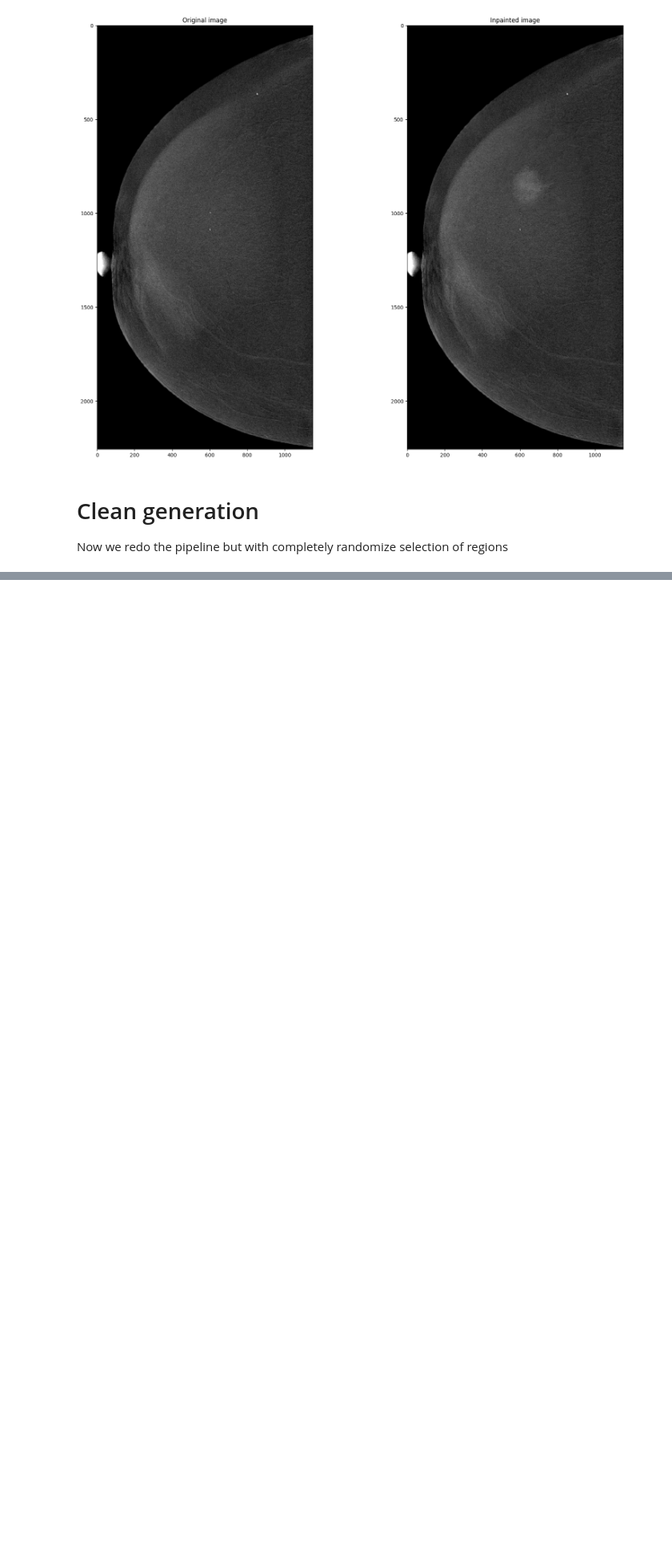
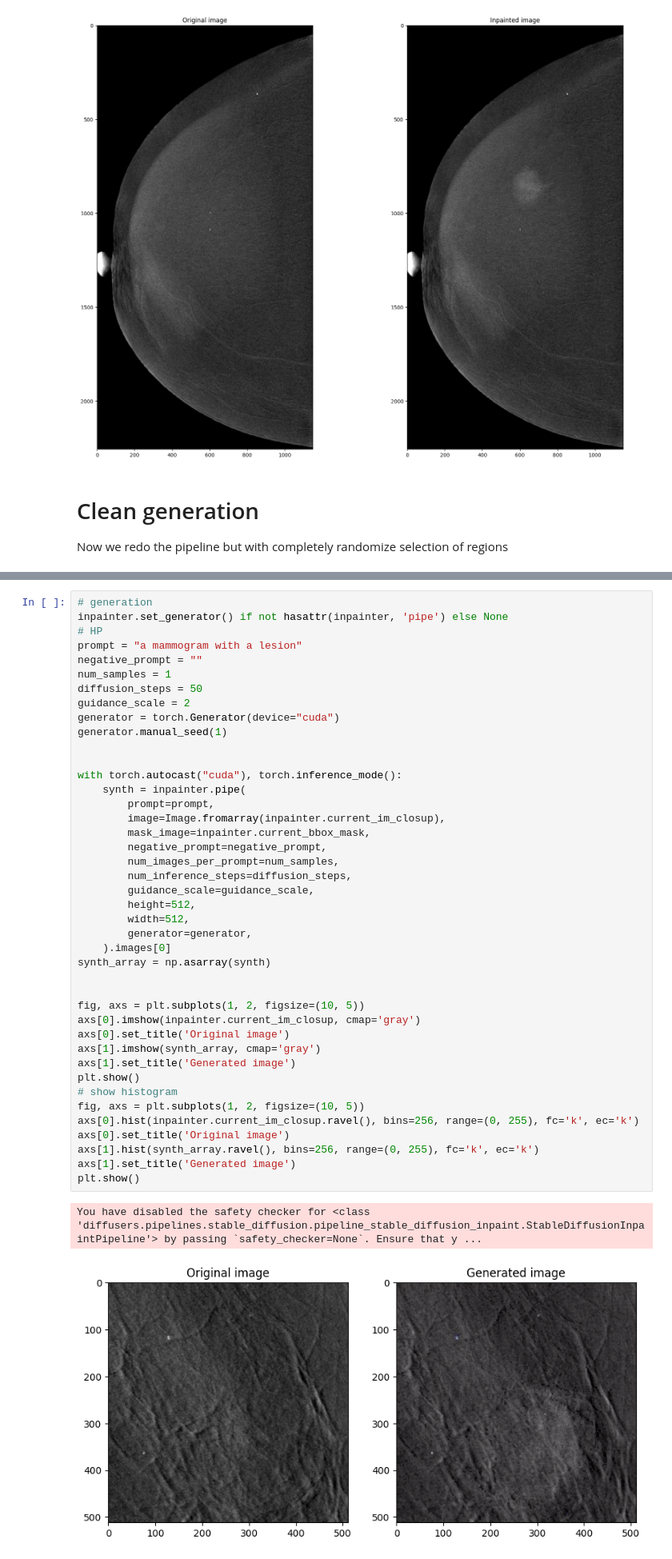
Before and after one commit to Likalto4/CEM-Detect, a Jupyter notebook: generation/inpainting/inference/inpainting_high_quality.ipynb, the cells around one changed output, grey strips where cells are left out. Shown at 80% size. Saved outputs shown, nothing was run; the diff lists cells and outputs as text; blank space fills up the shorter version.

Commit message:
pipeline fo generation almost finished

```diff
--- a/generation/inpainting/inference/inpainting_high_quality.ipynb
+++ b/generation/inpainting/inference/inpainting_high_quality.ipynb
@@ -442,0 +443,45 @@ plt.show()
+# %%
+# generation
+inpainter.set_generator() if not hasattr(inpainter, 'pipe') else None
+# HP
+prompt = "a mammogram with a lesion"
+negative_prompt = ""
+num_samples = 1
+diffusion_steps = 50
+guidance_scale = 2
+generator = torch.Generator(device="cuda")
+generator.manual_seed(1)
+
+
+with torch.autocast("cuda"), torch.inference_mode():
+    synth = inpainter.pipe(
+        prompt=prompt,
+        image=Image.fromarray(inpainter.current_im_closup),
+        mask_image=inpainter.current_bbox_mask,
+        negative_prompt=negative_prompt,
+        num_images_per_prompt=num_samples,
+        num_inference_steps=diffusion_steps,
+        guidance_scale=guidance_scale,
+        height=512,
+        width=512,
+        generator=generator,
+    ).images[0]
+synth_array = np.asarray(synth)
+
+
+fig, axs = plt.subplots(1, 2, figsize=(10, 5))
+axs[0].imshow(inpainter.current_im_closup, cmap='gray')
+axs[0].set_title('Original image')
+axs[1].imshow(synth_array, cmap='gray')
+axs[1].set_title('Generated image')
+plt.show()
+# show histogram
+fig, axs = plt.subplots(1, 2, figsize=(10, 5))
+axs[0].hist(inpainter.current_im_closup.ravel(), bins=256, range=(0, 255), fc='k', ec='k')
+axs[0].set_title('Original image')
+axs[1].hist(synth_array.ravel(), bins=256, range=(0, 255), fc='k', ec='k')
+axs[1].set_title('Generated image')
+plt.show()
+# %% [output]
+You have disabled the safety checker for <class 'diffusers.pipelines.stable_diffusion.pipeline_stable_diffusion_inpaint.StableDiffusionInpaintPipeline'> by passing `safety_checker=None`. Ensure that y ...
+[figure, added]
```
Also changed, not shown: parts of 6 cells of this notebook.
